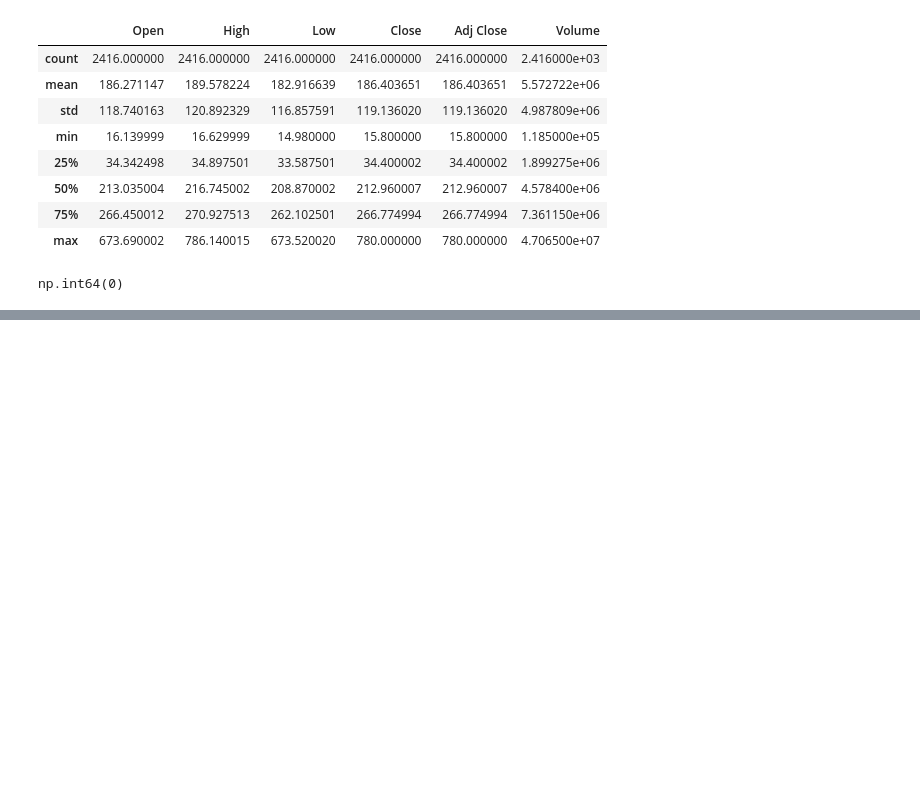
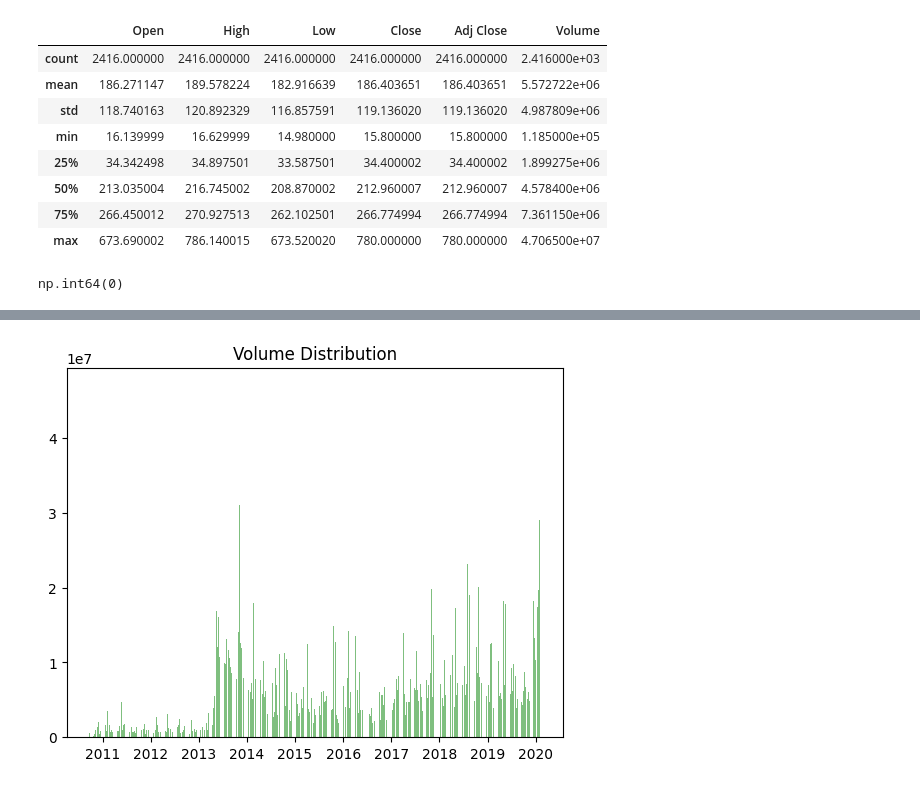
Before and after one commit to vijais0604-cloud/Tesla-stock-prediction, a Jupyter notebook: Tesla stock prediction.ipynb, the cells around one changed output, grey strips where cells are left out. Cells and saved outputs as stored; diff of their text form; code cells hidden in the pictures; blank space fills up the shorter version.

```diff
--- a/Tesla stock prediction.ipynb
+++ b/Tesla stock prediction.ipynb
@@ -69,0 +145,6 @@ plt.show()
+# %%
+plt.bar(df["Date"], df["Volume"], alpha=0.5,color="green")
+plt.title("Volume Distribution")
+plt.show()
+# %% [output]
+[figure, added]
```
Also changed, not shown: parts of 15 cells of this notebook, 1 other file.
